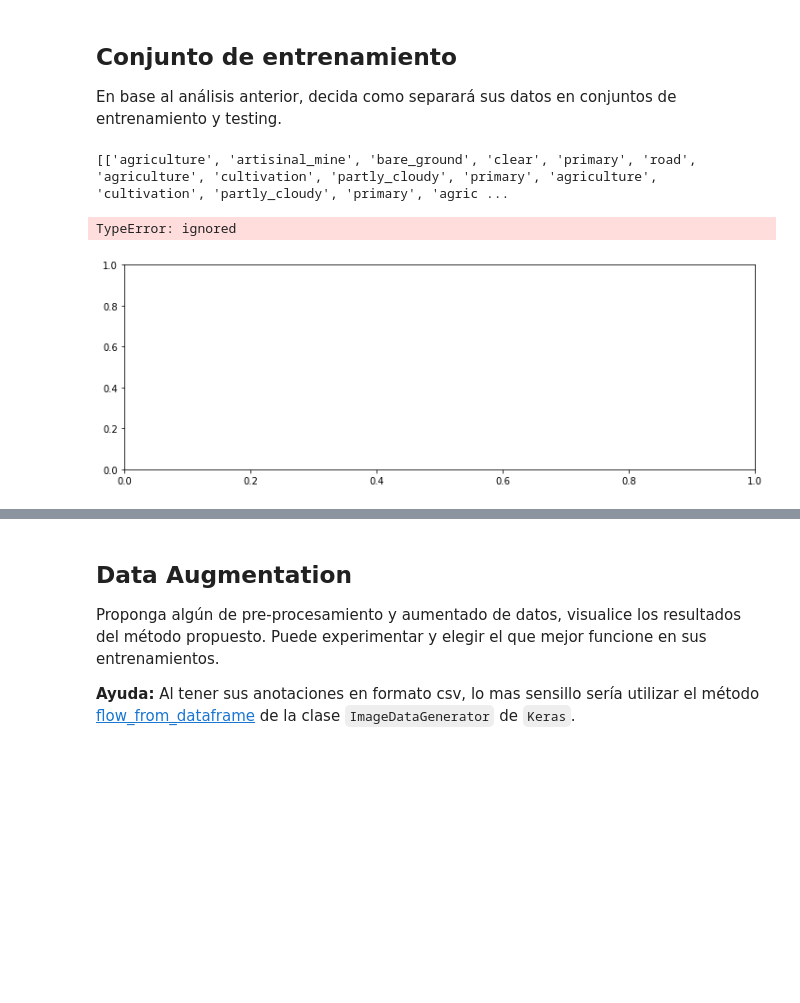
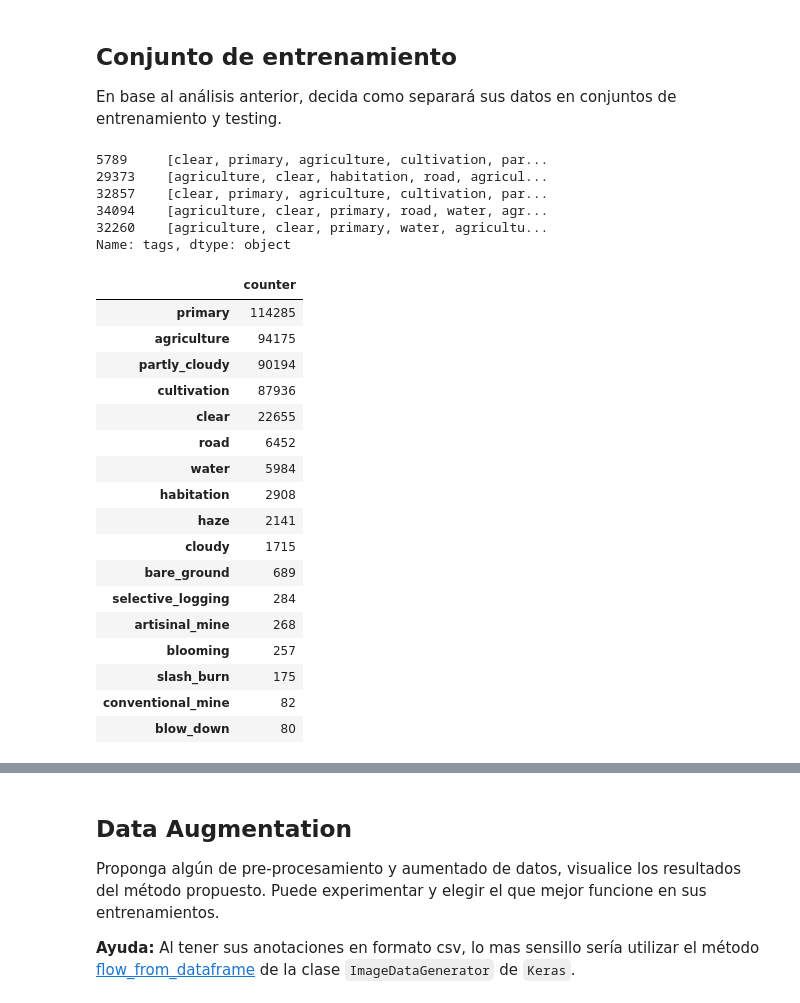
Before and after one commit to gianfrancob/PracticosOptativas, a Jupyter notebook: VisionPorComputadoras/final-lab_2019.ipynb, the cells around one changed output, grey strips where cells are left out. Saved outputs shown, nothing was run; the diff lists cells and outputs as text; code cells hidden in the pictures; blank space fills up the shorter version.

```diff
--- a/VisionPorComputadoras/final-lab_2019.ipynb
+++ b/VisionPorComputadoras/final-lab_2019.ipynb
@@ -255,19 +255,35 @@ X_train, X_test, y_train, y_test = train_test_split(labels.image_name, labels.ta
-# %%
-def plot_label_per_class(y_data):
-
-    classes = sorted(np.unique(y_data))
-    print(classes)
-    f, ax = plt.subplots(1,1, figsize=(12, 4))
-    g = sns.countplot(y_data, order=classes)
-    g.set_title("Number of labels for each class")
-
-    # for p, label in zip(g.patches, classes):
-    #     g.annotate(tag_ctr[label], (p.get_x(), p.get_height() + 0.2))
-
-    plt.show()
-
-plot_label_per_class(y_train)
-# %% [output]
-[['agriculture', 'artisinal_mine', 'bare_ground', 'clear', 'primary', 'road', 'agriculture', 'cultivation', 'partly_cloudy', 'primary', 'agriculture', 'cultivation', 'partly_cloudy', 'primary', 'agric ...
-TypeError: ignored
-[figure, removed]
+# %%
+y_train.head()
+# %% [output]
+5789     [clear, primary, agriculture, cultivation, par...
+29373    [agriculture, clear, habitation, road, agricul...
+32857    [clear, primary, agriculture, cultivation, par...
+34094    [agriculture, clear, primary, road, water, agr...
+32260    [agriculture, clear, primary, water, agricultu...
+Name: tags, dtype: object
+# %%
+train_tags = []
+for tag in y_train:
+  train_tags.extend(tag)
+train_tag_ctr = Counter(train_tags)
+train_tags_ctr = pd.DataFrame.from_dict(train_tag_ctr, orient="index", columns=["counter"])
+display(train_tags_ctr.sort_values("counter", ascending=False))
+# %% [output]
+|  | counter |
+| primary | 114285 |
+| agriculture | 94175 |
+| partly_cloudy | 90194 |
+| cultivation | 87936 |
+| clear | 22655 |
+| road | 6452 |
+| water | 5984 |
+| habitation | 2908 |
+| haze | 2141 |
+| cloudy | 1715 |
+| bare_ground | 689 |
+| selective_logging | 284 |
+| artisinal_mine | 268 |
+| blooming | 257 |
+| slash_burn | 175 |
+| conventional_mine | 82 |
+| blow_down | 80 |
```
Also changed, not shown: parts of 5 cells of this notebook.
